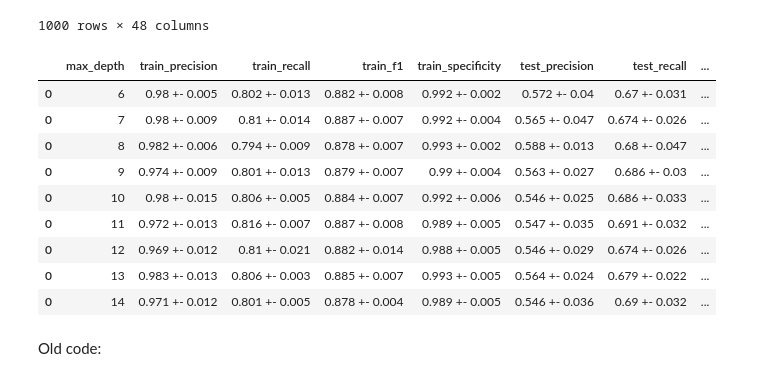
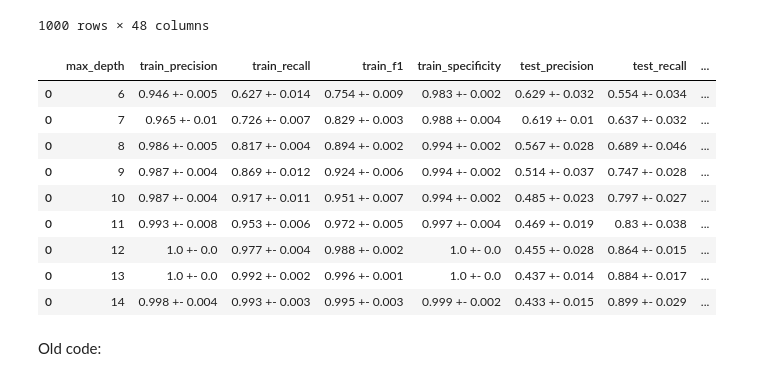
Before and after one commit to MaxPersoon/XAI-Project, a Jupyter notebook: XAI_group_project_DT.ipynb, the cells around one changed output. Cells and saved outputs as stored; diff of their text form; code cells hidden in the pictures.

Commit message:
Bug fixed with max_depth and gitignore update

```diff
--- a/XAI_group_project_DT.ipynb
+++ b/XAI_group_project_DT.ipynb
@@ -184,7 +184,7 @@ for max_depth in range(6, 15):
         weights_test = sample_weights.iloc[test_index]
 
         # Train classifier
-        clf = RandomForestClassifier(max_depth=8, class_weight={"good":1, "bad":5}).fit(X_train, y_train)
+        clf = RandomForestClassifier(max_depth=max_depth, class_weight={"good":1, "bad":5}).fit(X_train, y_train)
 
         evaluate_classifier(y_train, clf.predict(X_train), weights_train, metrics_train, "train")
         evaluate_classifier(y_test, clf.predict(X_test), weights_test, metrics_test, "test")
@@ -201,42 +201,42 @@ for max_depth in range(6, 15):
             metrics_train["confusion"] = normalized_mean_cm_train
         else:
                 mean_metric = np.mean(metrics_train[metric]).round(3)
                 std_metric = np.std(metrics_train[metric]).round(3)
                 metrics_train[metric] = str(mean_metric) + " +- " + str(std_metric)
                 #print(f"- {metric}:\n   * Avg: {np.mean(metrics_train[metric]):.3f}\n   * Std: {np.std(metrics_train[metric]):.3f}")
 
 
     for metric in metrics_test:
             if metric == "confusion":
                 mean_cm_train = np.mean(metrics_test["confusion"], axis=0)
                 normalized_mean_cm_train = mean_cm_train / np.sum(mean_cm_train)
                 metrics_train[metric] = normalized_mean_cm_train
             else:
                 mean_metric = np.mean(metrics_test[metric]).round(3)
                 std_metric = np.std(metrics_test[metric]).round(3)
                 metrics_test[metric] = str(mean_metric) + " +- " + str(std_metric)
                 #metrics_test[metric] = str(np.mean(metrics_train[metric])) + "+-" + str(np.std(metrics_train[metric]))
                 #print(f"- {metric}:\n   * Avg: {np.mean(metrics_train[metric]):.3f}\n   * Std: {np.std(metrics_train[metric]):.3f}")
 
     l = [max_depth, metrics_train["precision"], metrics_train["recall"], metrics_train["f1"], metrics_train["specificity"], metrics_test["precision"], metrics_test["recall"], metrics_test["f1"], metrics_test["specificity"]]
     if max_depth == 6:
         evaluations = pd.DataFrame([l], columns=["max_depth", "train_precision", "train_recall", "train_f1", "train_specificity", "test_precision", "test_recall", "test_f1", "test_specificity"])
     else:
         eval_2 = pd.DataFrame([l], columns=["max_depth", "train_precision", "train_recall", "train_f1", "train_specificity", "test_precision", "test_recall", "test_f1", "test_specificity"])
         evaluations = pd.concat([evaluations, eval_2], axis=0)
 
 evaluations
 # %% [output]
 |  | max_depth | train_precision | train_recall | train_f1 | train_specificity | test_precision | test_recall | ... |
-| 0 | 6 | 0.98 +- 0.005 | 0.802 +- 0.013 | 0.882 +- 0.008 | 0.992 +- 0.002 | 0.572 +- 0.04 | 0.67 +- 0.031 | ... |
-| 0 | 7 | 0.98 +- 0.009 | 0.81 +- 0.014 | 0.887 +- 0.007 | 0.992 +- 0.004 | 0.565 +- 0.047 | 0.674 +- 0.026 | ... |
-| 0 | 8 | 0.982 +- 0.006 | 0.794 +- 0.009 | 0.878 +- 0.007 | 0.993 +- 0.002 | 0.588 +- 0.013 | 0.68 +- 0.047 | ... |
-| 0 | 9 | 0.974 +- 0.009 | 0.801 +- 0.013 | 0.879 +- 0.007 | 0.99 +- 0.004 | 0.563 +- 0.027 | 0.686 +- 0.03 | ... |
-| 0 | 10 | 0.98 +- 0.015 | 0.806 +- 0.005 | 0.884 +- 0.007 | 0.992 +- 0.006 | 0.546 +- 0.025 | 0.686 +- 0.033 | ... |
-| 0 | 11 | 0.972 +- 0.013 | 0.816 +- 0.007 | 0.887 +- 0.008 | 0.989 +- 0.005 | 0.547 +- 0.035 | 0.691 +- 0.032 | ... |
-| 0 | 12 | 0.969 +- 0.012 | 0.81 +- 0.021 | 0.882 +- 0.014 | 0.988 +- 0.005 | 0.546 +- 0.029 | 0.674 +- 0.026 | ... |
-| 0 | 13 | 0.983 +- 0.013 | 0.806 +- 0.003 | 0.885 +- 0.007 | 0.993 +- 0.005 | 0.564 +- 0.024 | 0.679 +- 0.022 | ... |
-| 0 | 14 | 0.971 +- 0.012 | 0.801 +- 0.005 | 0.878 +- 0.004 | 0.989 +- 0.005 | 0.546 +- 0.036 | 0.69 +- 0.032 | ... |
+| 0 | 6 | 0.946 +- 0.005 | 0.627 +- 0.014 | 0.754 +- 0.009 | 0.983 +- 0.002 | 0.629 +- 0.032 | 0.554 +- 0.034 | ... |
+| 0 | 7 | 0.965 +- 0.01 | 0.726 +- 0.007 | 0.829 +- 0.003 | 0.988 +- 0.004 | 0.619 +- 0.01 | 0.637 +- 0.032 | ... |
+| 0 | 8 | 0.986 +- 0.005 | 0.817 +- 0.004 | 0.894 +- 0.002 | 0.994 +- 0.002 | 0.567 +- 0.028 | 0.689 +- 0.046 | ... |
+| 0 | 9 | 0.987 +- 0.004 | 0.869 +- 0.012 | 0.924 +- 0.006 | 0.994 +- 0.002 | 0.514 +- 0.037 | 0.747 +- 0.028 | ... |
+| 0 | 10 | 0.987 +- 0.004 | 0.917 +- 0.011 | 0.951 +- 0.007 | 0.994 +- 0.002 | 0.485 +- 0.023 | 0.797 +- 0.027 | ... |
+| 0 | 11 | 0.993 +- 0.008 | 0.953 +- 0.006 | 0.972 +- 0.005 | 0.997 +- 0.004 | 0.469 +- 0.019 | 0.83 +- 0.038 | ... |
+| 0 | 12 | 1.0 +- 0.0 | 0.977 +- 0.004 | 0.988 +- 0.002 | 1.0 +- 0.0 | 0.455 +- 0.028 | 0.864 +- 0.015 | ... |
+| 0 | 13 | 1.0 +- 0.0 | 0.992 +- 0.002 | 0.996 +- 0.001 | 1.0 +- 0.0 | 0.437 +- 0.014 | 0.884 +- 0.017 | ... |
+| 0 | 14 | 0.998 +- 0.004 | 0.993 +- 0.003 | 0.995 +- 0.003 | 0.999 +- 0.002 | 0.433 +- 0.015 | 0.899 +- 0.029 | ... |
 # %% [markdown]
 Old code:
 # %%
```
Also changed, not shown: 1 other file.
